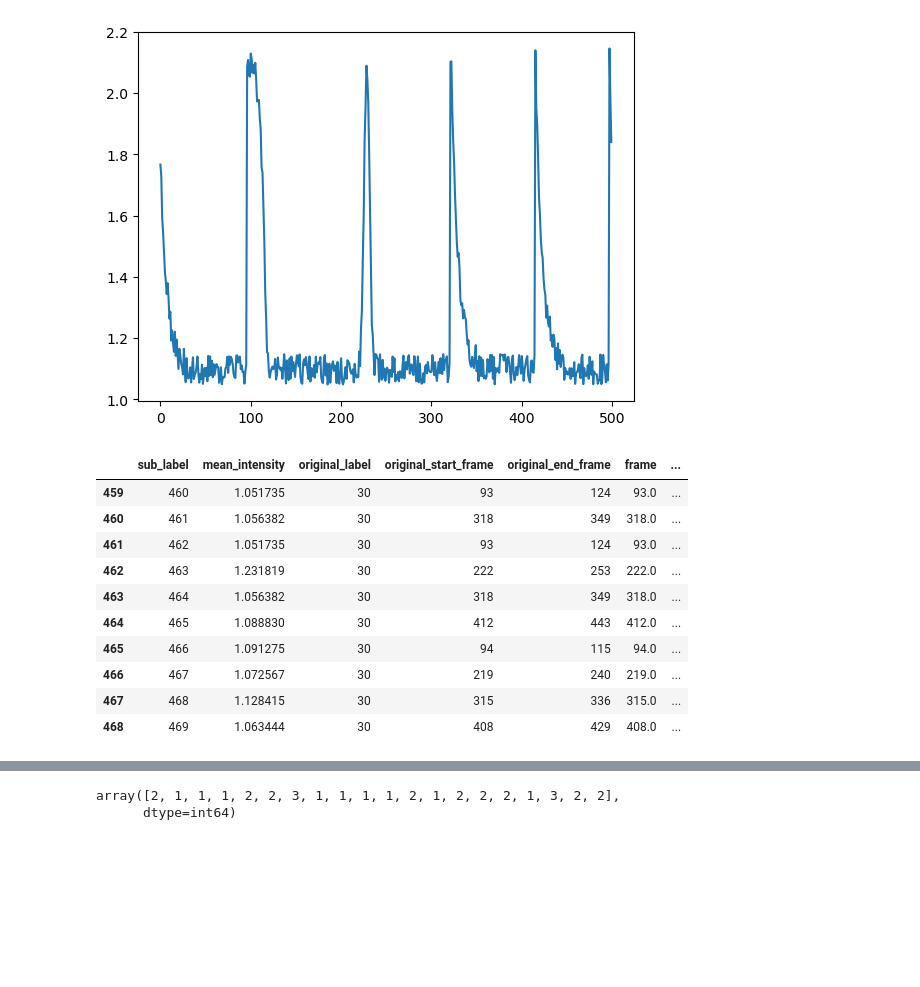
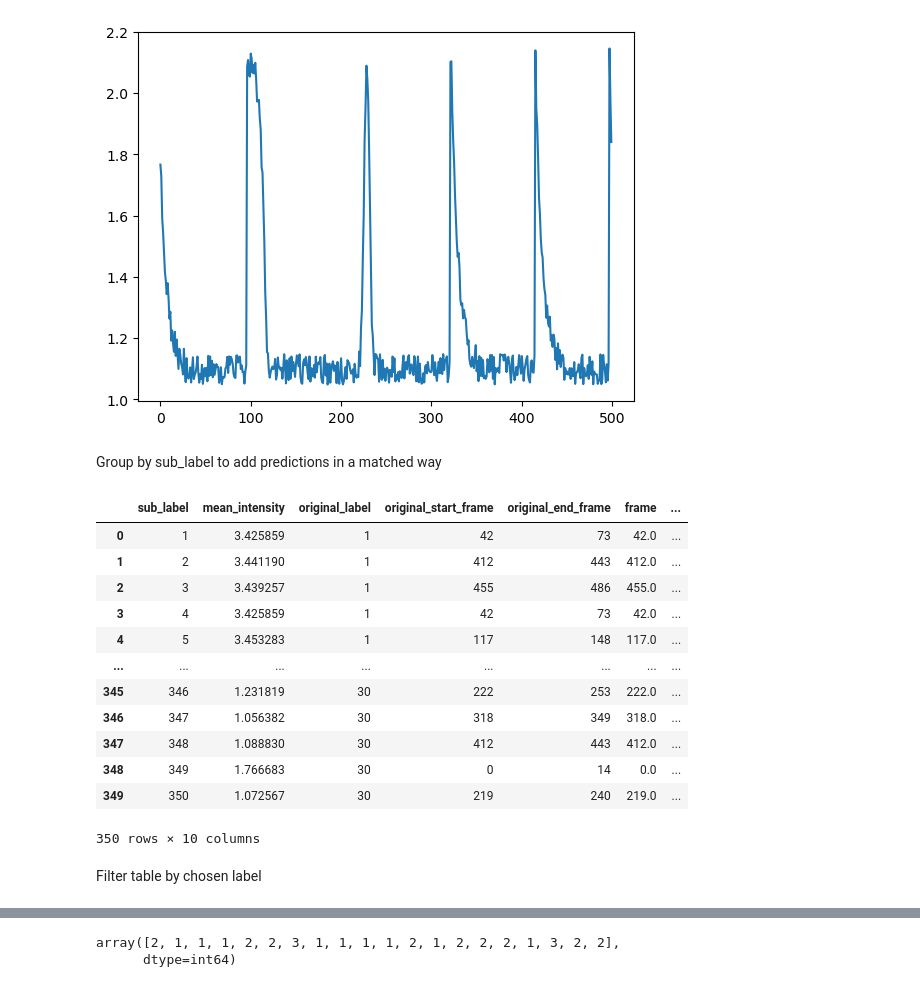
Before and after one commit to zoccoler/napari-signal-classifier, a Jupyter notebook: notebooks/WIP_sub_signal_classification_step_by_step.ipynb, the cells around one changed output, grey strips where cells are left out. Drawn from its saved outputs; the diff is of its cells as text; code cells hidden in the pictures; blank space fills up the shorter version.

```diff
--- a/notebooks/WIP_sub_signal_classification_step_by_step.ipynb
+++ b/notebooks/WIP_sub_signal_classification_step_by_step.ipynb
@@ -638,7 +660,7 @@ generate template function is quite slow (PCA approach deforms signals)
 # %% [markdown]
 Plot templates and compare them to the original signals
 # %%
-sub_signal_templates = generate_templates_by_category(sub_signal_collection)
+sub_signal_templates = generate_templates_by_category(sub_signal_collection, plot_results=True)
 # %% [output]
 [figure]
 [figure]
@@ -718,24 +719,24 @@ def detect_signal(composite_signal, template, threshold, return_cross_corr=False
     template_norm = normalize(template, method=norm_method)
     cross_corr = signal.correlate(composite_signal_norm, template_norm, mode='same') # default method already chooses between fft and direct
 
-    # Normalizing cross-correlation by energy of signal and template
-    fm2 = signal.correlate(composite_signal_norm**2, np.ones_like(template_norm), mode='same', ) # Convolution of the squared composite signal with a window of ones
-    fm = signal.correlate(composite_signal_norm, np.ones_like(template_norm), mode='same') # Convolution of the composite signal with a window of ones
-    n = len(template)
-    denominator = np.sqrt(fm2 - fm**2/n)
-    normalized_corr = cross_corr/denominator
-    print(np.max(normalized_corr))
-    threshold = np.max(normalized_corr) * 0.8
+    if norm_method == 'minmax':
+         # Normalizing cross-correlation by minmax directly
+        normalized_corr = normalize(cross_corr, method=norm_method)
+    elif norm_method == 'zscore':
+        # Normalizing cross-correlation by energy of signal and template
+        fm2 = signal.correlate(composite_signal_norm**2, np.ones_like(template_norm), mode='same') # Convolution of the squared composite signal with a window of ones
+        fm = signal.correlate(composite_signal_norm, np.ones_like(template_norm), mode='same') # Convolution of the composite signal with a window of ones
+        n = len(template)
+        denominator = np.sqrt(fm2 - fm**2/n)
+        normalized_corr = cross_corr/denominator
 
-    # Normalizing cross-correlation by minmax directly
-    # normalized_corr = normalize(cross_corr, method=norm_method)
-
+    threshold = np.max(normalized_corr) * threshold
     peaks_indices, _ = signal.find_peaks(normalized_corr, height=threshold)
     if return_cross_corr:
         return peaks_indices, normalized_corr
     return peaks_indices
 
-threshold=0.5
+threshold=0.8
 fig, ax = plt.subplots(1, len(sub_signal_templates), figsize=(15, 5))
 for i, sub_signal in enumerate(sub_signal_templates.values()):
     peaks_indices, normalized_cross_corr = detect_signal(composite_signal1, sub_signal, threshold, return_cross_corr=True, norm_method='zscore')
@@ -748,7 +749,7 @@ for i, sub_signal in enumerate(sub_signal_templates.values()):
     ax2.set_ylabel('Template', color='magenta')
     ax2.plot(normalized_cross_corr, '-.', color='gray', label='Normalized Cross-Correlation')
     ax2.plot(peaks_indices, normalized_cross_corr[peaks_indices], 'r*', label='Detected Peaks')
-    ax2.axhline(y=threshold, color='r', linestyle='--')
+    ax2.axhline(y=np.max(normalized_cross_corr)*threshold, color='r', linestyle='--')
     for peak_index in peaks_indices:
         ax[i].axvspan(peak_index-np.floor(len(sub_signal)/2), peak_index+np.floor(len(sub_signal)/2), color='gray', alpha=0.2)
     ax[i].set_title(f'Class {i+1}')
@@ -928,19 +910,25 @@ plt.plot(df[df['label'] == observed_label]['mean_intensity'].values)
 # %% [output]
 [<matplotlib.lines.Line2D at 0x...>]
 [figure]
+# %% [markdown]
+Group by sub_label to add predictions in a matched way
 # %%
-first_grouped_by_sub_label = df_resampled.groupby('sub_label').first().reset_index()
-first_grouped_by_sub_label['predicted_category'] = predictions
-first_grouped_by_sub_label[first_grouped_by_sub_label['original_label'] == observed_label]
+first_row_grouped_by_sub_label = df_resampled.groupby('sub_label').first().reset_index()
+first_row_grouped_by_sub_label['predicted_category'] = predictions
+first_row_grouped_by_sub_label
 # %% [output]
 |  | sub_label | mean_intensity | original_label | original_start_frame | original_end_frame | frame | ... |
-| 459 | 460 | 1.051735 | 30 | 93 | 124 | 93.0 | ... |
-| 460 | 461 | 1.056382 | 30 | 318 | 349 | 318.0 | ... |
-| 461 | 462 | 1.051735 | 30 | 93 | 124 | 93.0 | ... |
-| 462 | 463 | 1.231819 | 30 | 222 | 253 | 222.0 | ... |
-| 463 | 464 | 1.056382 | 30 | 318 | 349 | 318.0 | ... |
-| 464 | 465 | 1.088830 | 30 | 412 | 443 | 412.0 | ... |
-| 465 | 466 | 1.091275 | 30 | 94 | 115 | 94.0 | ... |
-| 466 | 467 | 1.072567 | 30 | 219 | 240 | 219.0 | ... |
-| 467 | 468 | 1.128415 | 30 | 315 | 336 | 315.0 | ... |
-| 468 | 469 | 1.063444 | 30 | 408 | 429 | 408.0 | ... |
+| 0 | 1 | 3.425859 | 1 | 42 | 73 | 42.0 | ... |
+| 1 | 2 | 3.441190 | 1 | 412 | 443 | 412.0 | ... |
+| 2 | 3 | 3.439257 | 1 | 455 | 486 | 455.0 | ... |
+| 3 | 4 | 3.425859 | 1 | 42 | 73 | 42.0 | ... |
+| 4 | 5 | 3.453283 | 1 | 117 | 148 | 117.0 | ... |
+| ... | ... | ... | ... | ... | ... | ... | ... |
+| 345 | 346 | 1.231819 | 30 | 222 | 253 | 222.0 | ... |
+| 346 | 347 | 1.056382 | 30 | 318 | 349 | 318.0 | ... |
+| 347 | 348 | 1.088830 | 30 | 412 | 443 | 412.0 | ... |
+| 348 | 349 | 1.766683 | 30 | 0 | 14 | 0.0 | ... |
+| 349 | 350 | 1.072567 | 30 | 219 | 240 | 219.0 | ... |
+350 rows × 10 columns
+# %% [markdown]
+Filter table by chosen label
```
Also changed, not shown: parts of 45 cells of this notebook.
